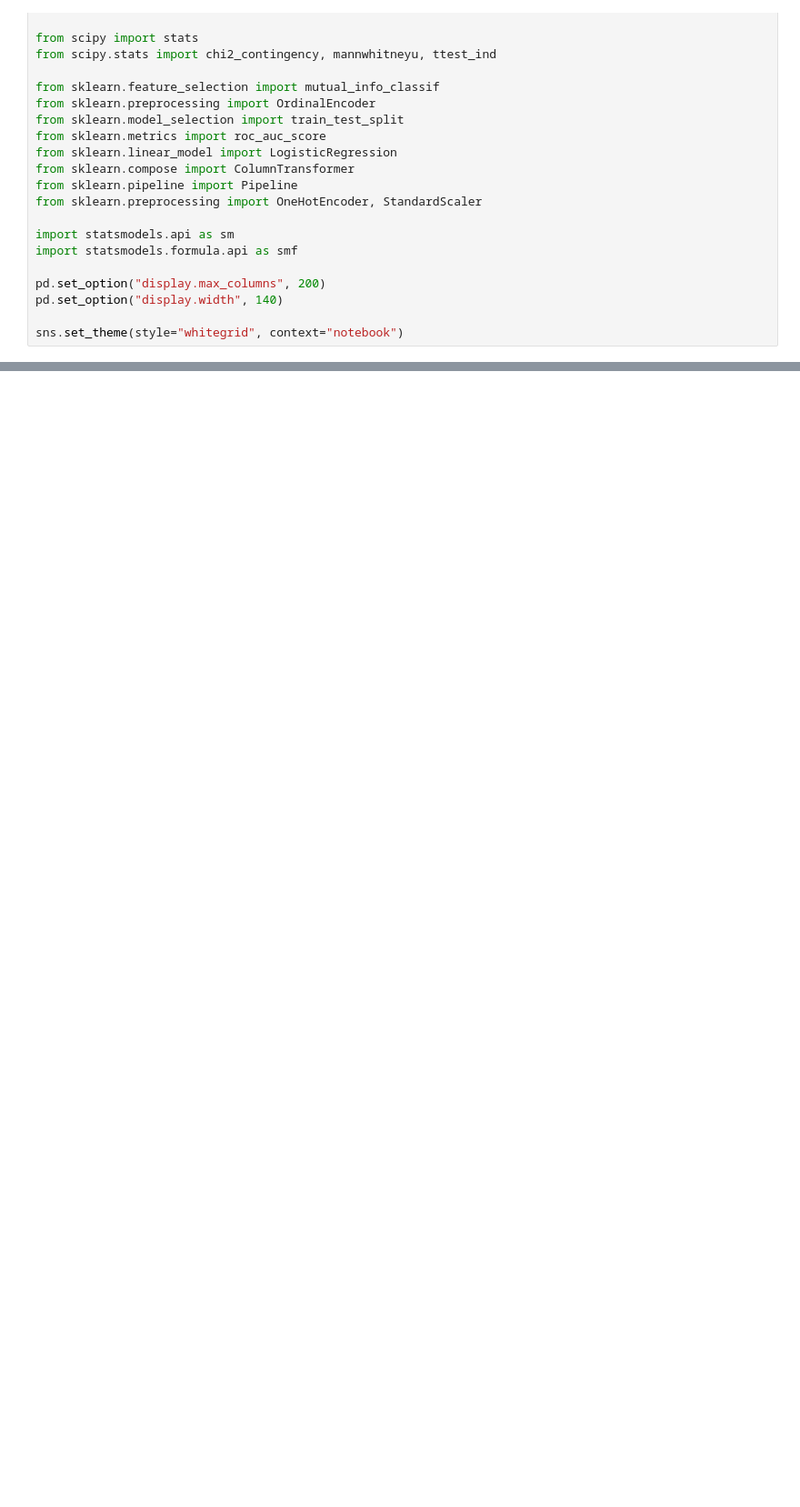
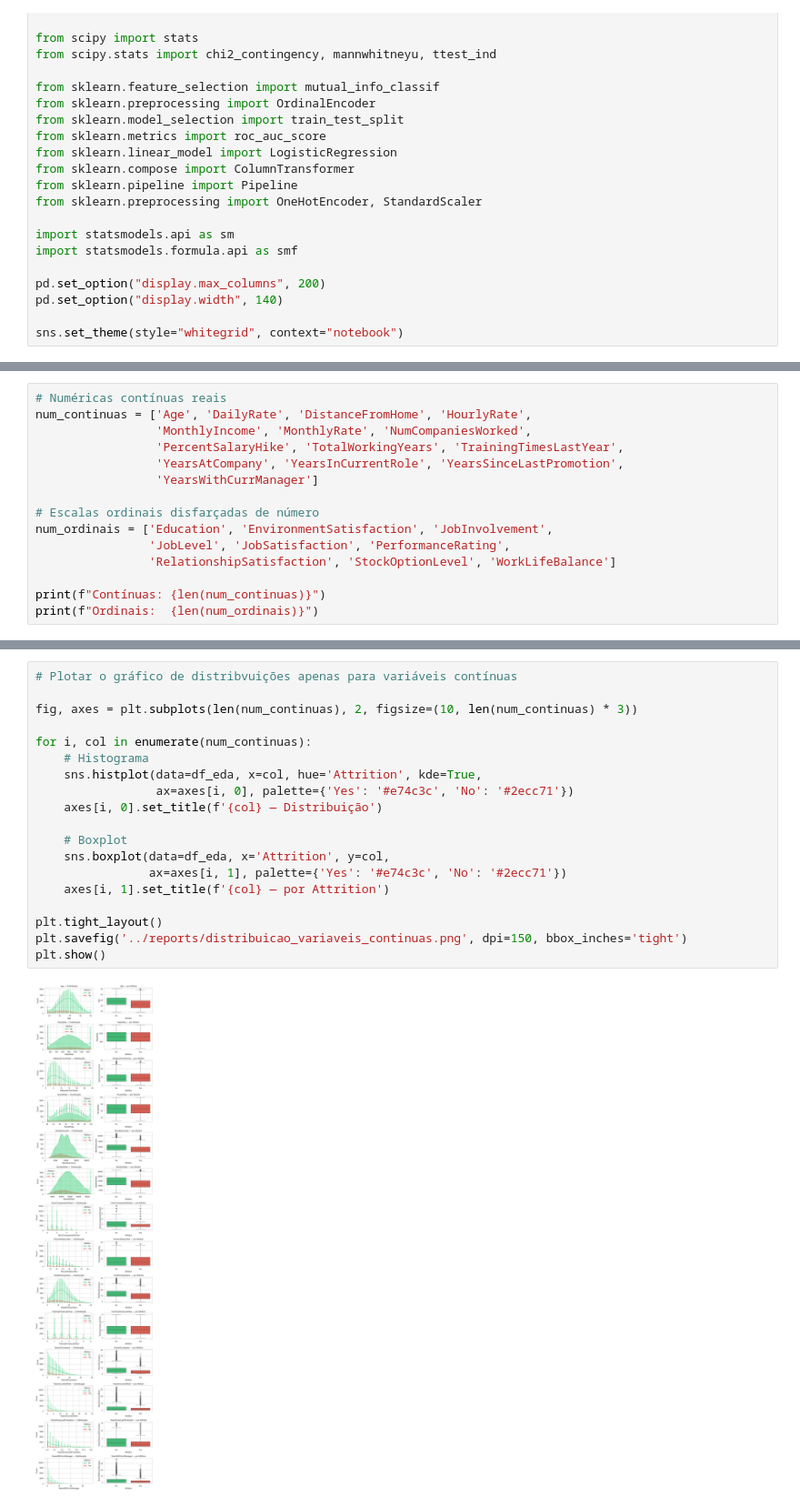
Before and after one commit to JonasGX/model-techcorp-attrition, a Jupyter notebook: notebooks/01_EDA.ipynb, the cells around one changed output, grey strips where cells are left out. Shown at 91% size. Drawn from its saved outputs; the diff is of its cells as text; blank space fills up the shorter version.

```diff
--- a/notebooks/01_EDA.ipynb
+++ b/notebooks/01_EDA.ipynb
@@ -61,0 +318,15 @@ Dimensões do dataset: 50000 linhas x 36 colunas
+# %%
+# Numéricas contínuas reais
+num_continuas = ['Age', 'DailyRate', 'DistanceFromHome', 'HourlyRate',
+                 'MonthlyIncome', 'MonthlyRate', 'NumCompaniesWorked',
+                 'PercentSalaryHike', 'TotalWorkingYears', 'TrainingTimesLastYear',
+                 'YearsAtCompany', 'YearsInCurrentRole', 'YearsSinceLastPromotion',
+                 'YearsWithCurrManager']
+
+# Escalas ordinais disfarçadas de número
+num_ordinais = ['Education', 'EnvironmentSatisfaction', 'JobInvolvement',
+                'JobLevel', 'JobSatisfaction', 'PerformanceRating',
+                'RelationshipSatisfaction', 'StockOptionLevel', 'WorkLifeBalance']
+
+print(f"Contínuas: {len(num_continuas)}")
+print(f"Ordinais:  {len(num_ordinais)}")
@@ -61,0 +336,21 @@ Dimensões do dataset: 50000 linhas x 36 colunas
+# %%
+# Plotar o gráfico de distribvuições apenas para variáveis contínuas
+
+fig, axes = plt.subplots(len(num_continuas), 2, figsize=(10, len(num_continuas) * 3))
+
+for i, col in enumerate(num_continuas):
+    # Histograma
+    sns.histplot(data=df_eda, x=col, hue='Attrition', kde=True,
+                 ax=axes[i, 0], palette={'Yes': '#e74c3c', 'No': '#2ecc71'})
+    axes[i, 0].set_title(f'{col} — Distribuição')
+
+    # Boxplot
+    sns.boxplot(data=df_eda, x='Attrition', y=col,
+                ax=axes[i, 1], palette={'Yes': '#e74c3c', 'No': '#2ecc71'})
+    axes[i, 1].set_title(f'{col} — por Attrition')
+
+plt.tight_layout()
+plt.savefig('../reports/distribuicao_variaveis_continuas.png', dpi=150, bbox_inches='tight')
+plt.show()
+# %% [output]
+[figure, added]
```
Also changed, not shown: parts of 27 cells of this notebook, 3 other files.
